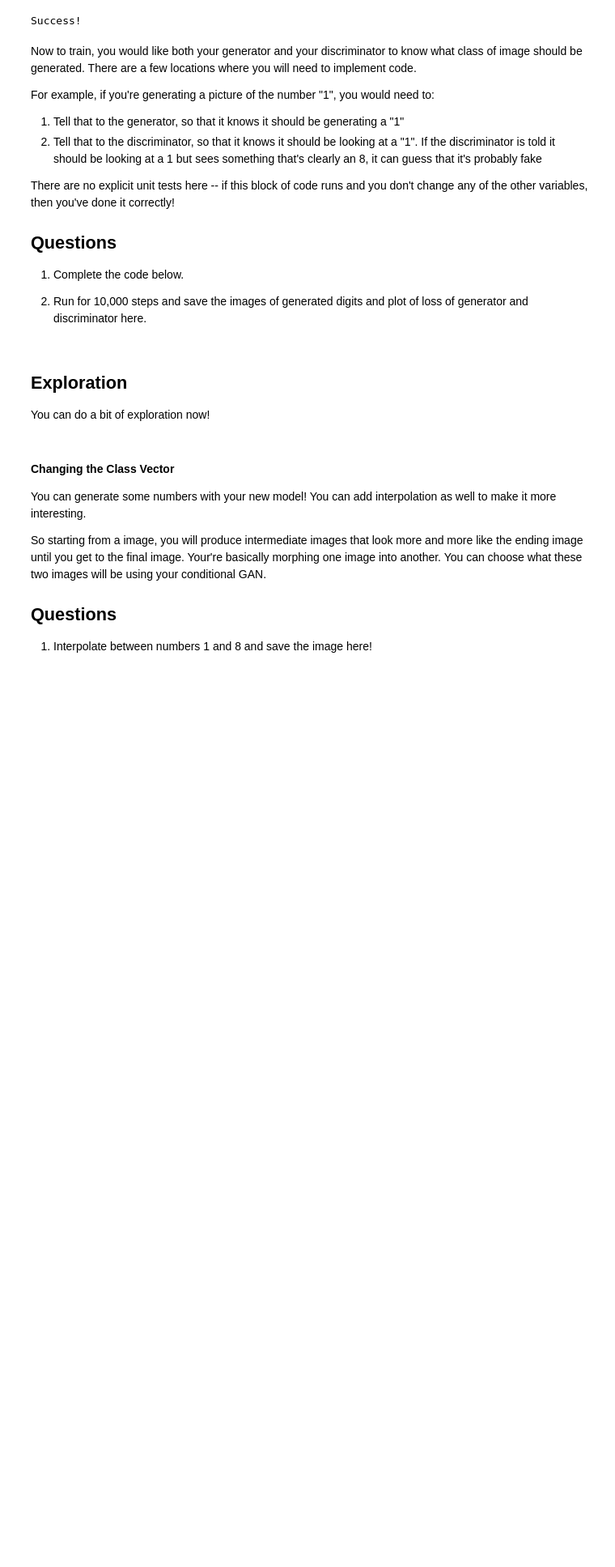
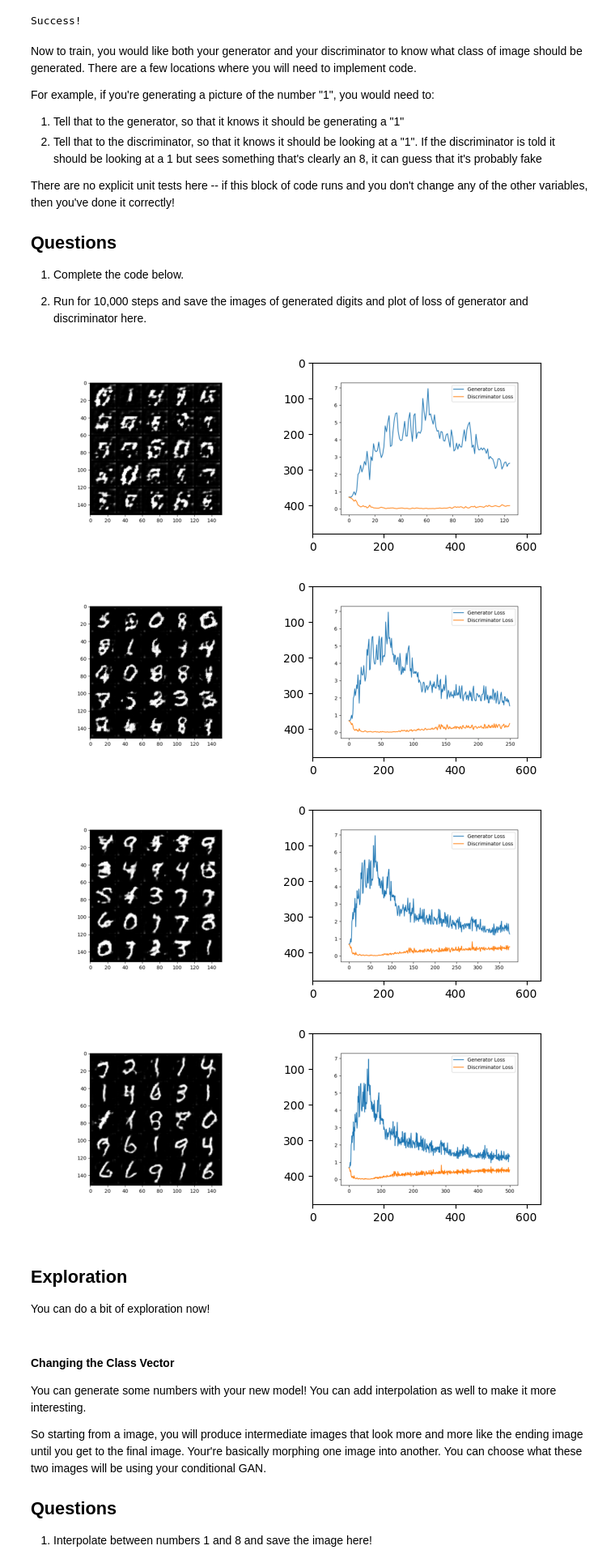
Before and after one commit to FaizalKarim280280/MGM-Spring-2024, a Jupyter notebook: A6/Assignment_Conditional_GAN.ipynb, the cells around one changed output. Shown at 81% size. Cells and saved outputs as stored; diff of their text form; code cells hidden in the pictures; blank space fills up the shorter version.

```diff
--- a/A6/Assignment_Conditional_GAN.ipynb
+++ b/A6/Assignment_Conditional_GAN.ipynb
@@ -487,3 +502,26 @@ for epoch in range(n_epochs):
+# %%
+import os
+
+outputs = [f"./outputs/{i}.png" for i in [2500, 5000, 7500, 10000]]
+loss_plots = [f"./loss_plots/{i}.png" for i in [2500, 5000, 7500, 10000]]
+
+for output, loss in zip(outputs, loss_plots):
+    output = plt.imread(output)
+    loss = plt.imread(loss)
+
+    plt.figure(figsize=(8, 8))
+    plt.subplot(1, 2, 1)
+    plt.imshow(output)
+    plt.axis('off')
+    plt.subplot(1, 2, 2)
+    plt.imshow(loss)
+
+    plt.show()
+# %% [output]
+[figure, added]
+[figure, added]
+[figure, added]
+[figure, added]
 # %% [markdown]
 ## Exploration
 You can do a bit of exploration now!
```
Also changed, not shown: parts of 7 cells of this notebook, 8 other files.
